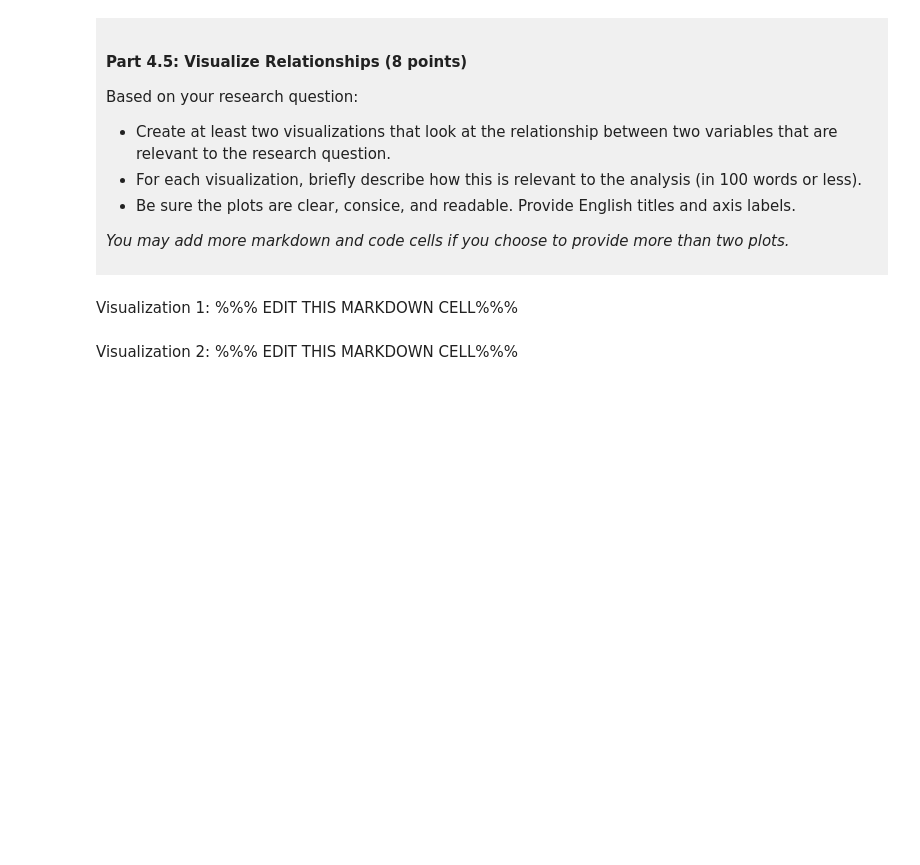
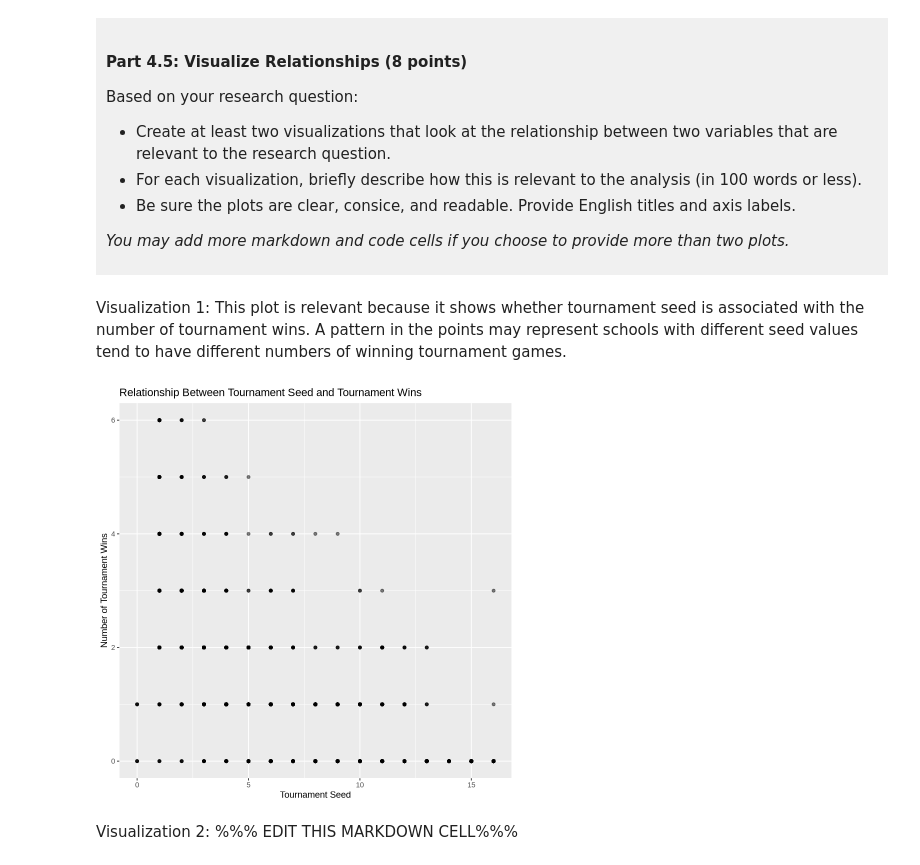
Before and after one commit to Zixian-xu/dsci-100-project-Zixian-Xu, a Jupyter notebook: dsci-100-project-notebook.ipynb, the cells around one changed output. Drawn from its saved outputs; the diff is of its cells as text; code cells hidden in the pictures; blank space fills up the shorter version.

```diff
--- a/dsci-100-project-notebook.ipynb
+++ b/dsci-100-project-notebook.ipynb
@@ -300,9 +395,22 @@ Based on your research question:
 *You may add more markdown and code cells if you choose to provide more than two plots.*
 </div>
 # %% [markdown]
-Visualization 1: %%% EDIT THIS MARKDOWN CELL%%%
+Visualization 1: This plot is relevant because it shows whether tournament seed is associated with the number of tournament wins. A pattern in the points may represent schools with different seed values tend to have different numbers of winning tournament games.
 # %%
-### EDIT THIS CODE CELL FOR VISUALIZATION 1###
+# Plot the relationship between seed and tournament wins.
+seed_wins_graph <- tidy_data |>
+  ggplot(aes(x = seed, y = tourney_wins)) +
+  geom_point(alpha = 0.5) +
+  labs(
+    title = "Relationship Between Tournament Seed and Tournament Wins",
+    x = "Tournament Seed",
+    y = "Number of Tournament Wins"
+  )
+
+# Show the plot
+seed_wins_graph
+# %% [output]
+[figure, added]
 # %% [markdown]
 Visualization 2: %%% EDIT THIS MARKDOWN CELL%%%
 # %%
```
Also changed, not shown: parts of 9 cells of this notebook.
